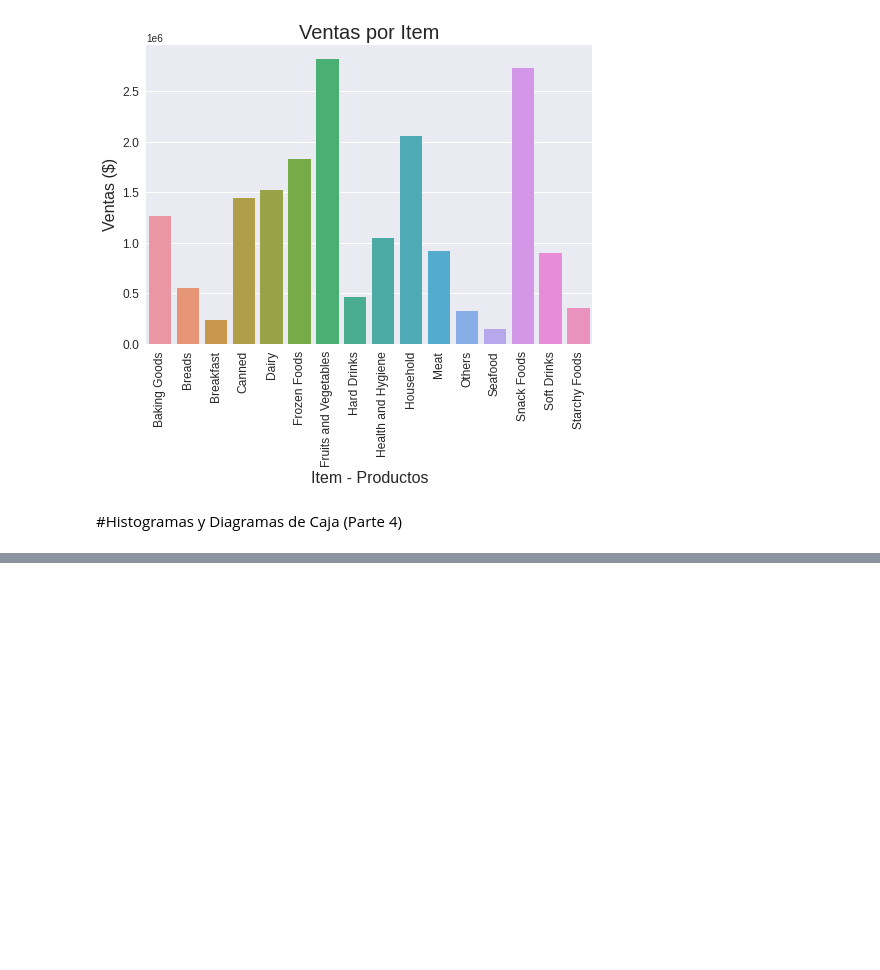
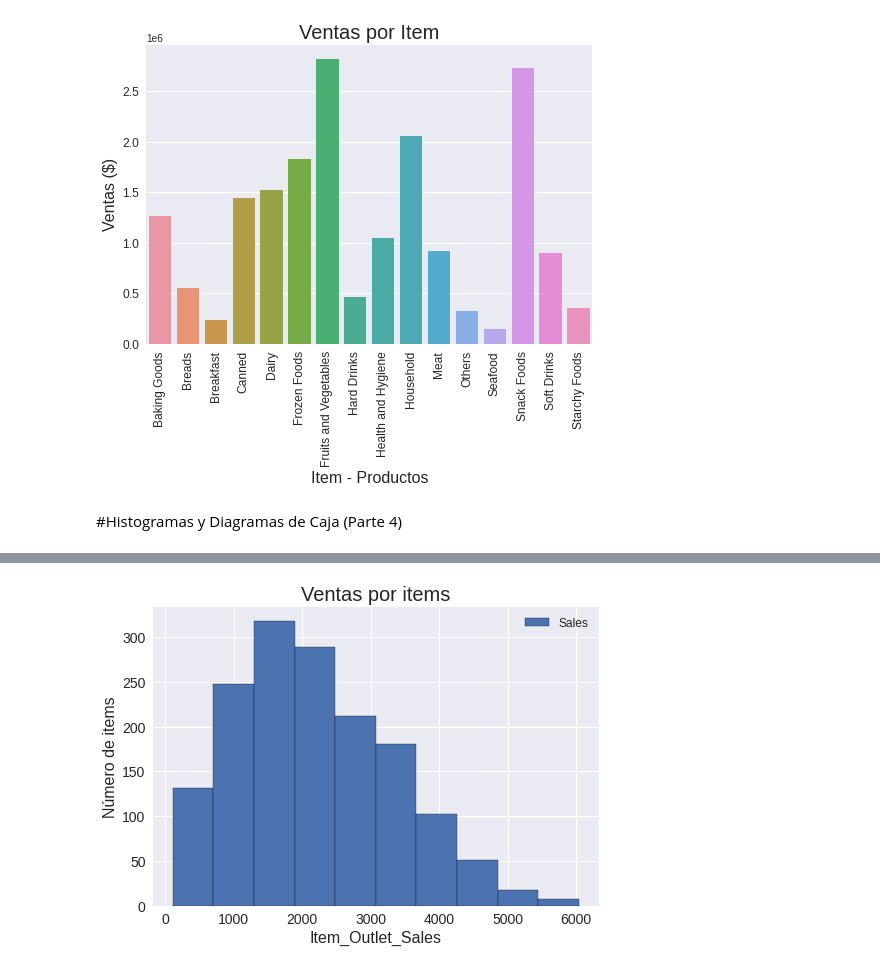
Before and after one commit to JGuarnizo/Sales-Predictions, a Jupyter notebook: Cleaning_Data.ipynb, the cells around one changed output, grey strips where cells are left out. Cells and saved outputs as stored; diff of their text form; code cells hidden in the pictures; blank space fills up the shorter version.

```diff
--- a/Cleaning_Data.ipynb
+++ b/Cleaning_Data.ipynb
@@ -541,0 +543,12 @@ plt.title('Peso por items', fontsize=20);
+# %%
+#Histograma que muestra la distribución por peso de todos los items.
+item_sales=df_final.groupby(['Item_Identifier'])['Item_Outlet_Sales'].mean()
+item_sales.hist(bins=10, edgecolor='black',label = 'Sales')
+plt.legend(loc='upper right', fontsize=12)
+plt.xticks(fontsize = 14)
+plt.yticks(fontsize = 14)
+plt.xlabel('Item_Outlet_Sales', fontsize=16)
+plt.ylabel('Número de items', fontsize=16)
+plt.title('Ventas por items', fontsize=20);
+# %% [output]
+[figure, added]
```
Also changed, not shown: parts of 4 cells of this notebook.
